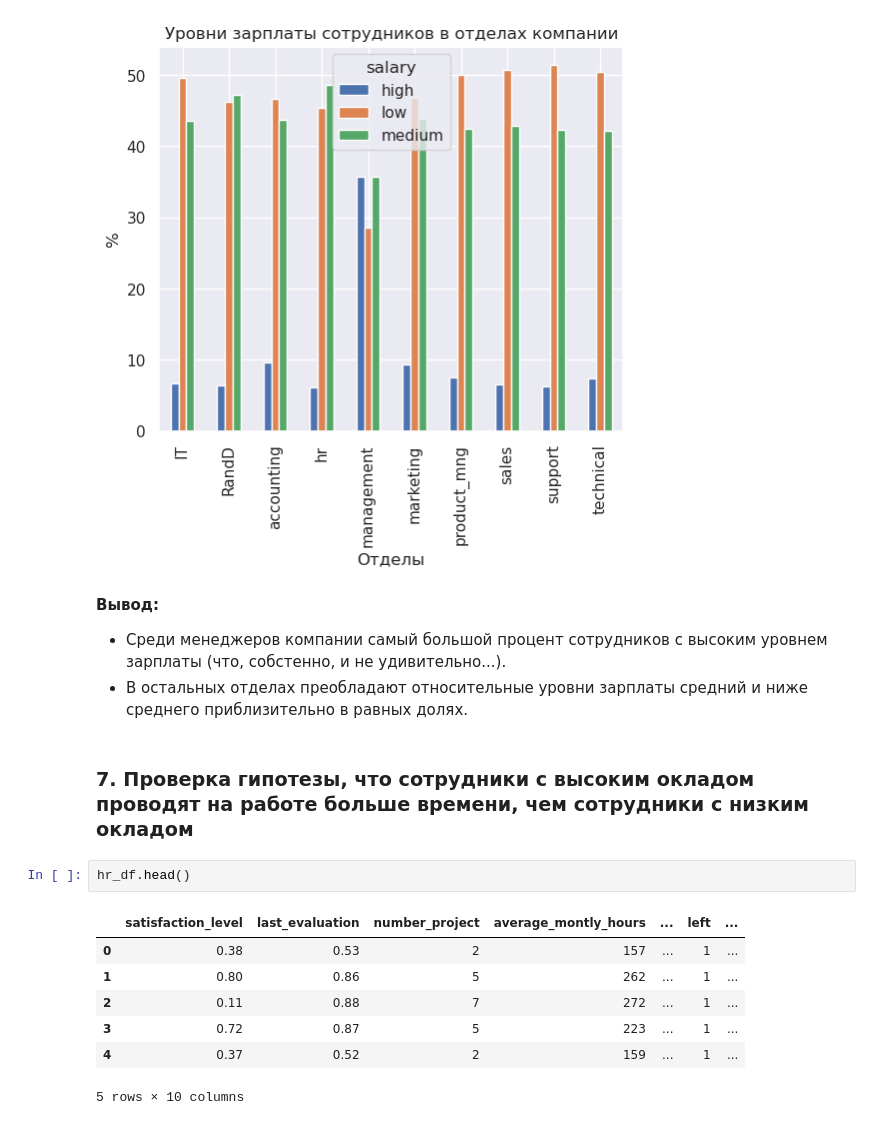
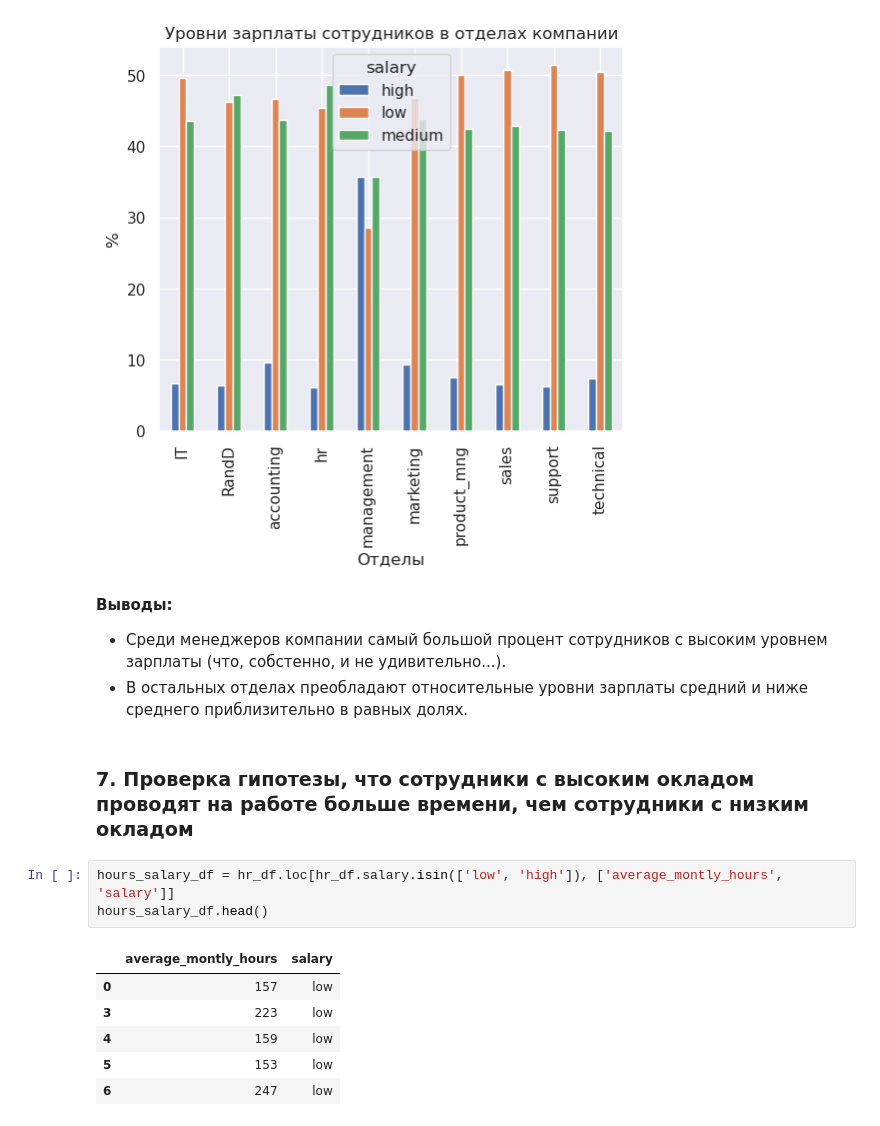
Before and after one commit to BalshowAndrew/python_statistic, a Jupyter notebook: final_work.ipynb, the cells around one changed output. Saved outputs shown, nothing was run; the diff lists cells and outputs as text.

```diff
--- a/final_work.ipynb
+++ b/final_work.ipynb
@@ -343,18 +344,18 @@ plt.show();
 # %% [output]
 [figure]
 # %% [markdown]
-**Вывод:**
+**Выводы:**
 - Среди менеджеров компании самый большой процент сотрудников с высоким уровнем зарплаты (что, собстенно, и не удивительно...).
 - В остальных отделах преобладают относительные уровни зарплаты средний и ниже среднего приблизительно в равных долях.
 # %% [markdown]
 ### 7. Проверка гипотезы, что сотрудники с высоким окладом проводят на работе больше времени, чем сотрудники с низким окладом
-# %%
-hr_df.head()
-# %% [output]
-|  | satisfaction_level | last_evaluation | number_project | average_montly_hours | ... | left | ... |
-| 0 | 0.38 | 0.53 | 2 | 157 | ... | 1 | ... |
-| 1 | 0.80 | 0.86 | 5 | 262 | ... | 1 | ... |
-| 2 | 0.11 | 0.88 | 7 | 272 | ... | 1 | ... |
-| 3 | 0.72 | 0.87 | 5 | 223 | ... | 1 | ... |
-| 4 | 0.37 | 0.52 | 2 | 159 | ... | 1 | ... |
-5 rows × 10 columns
+# %%
+hours_salary_df = hr_df.loc[hr_df.salary.isin(['low', 'high']), ['average_montly_hours', 'salary']]
+hours_salary_df.head()
+# %% [output]
+|  | average_montly_hours | salary |
+| 0 | 157 | low |
+| 3 | 223 | low |
+| 4 | 159 | low |
+| 5 | 153 | low |
+| 6 | 247 | low |
```
Also changed, not shown: parts of 22 cells of this notebook, 1 other file.
